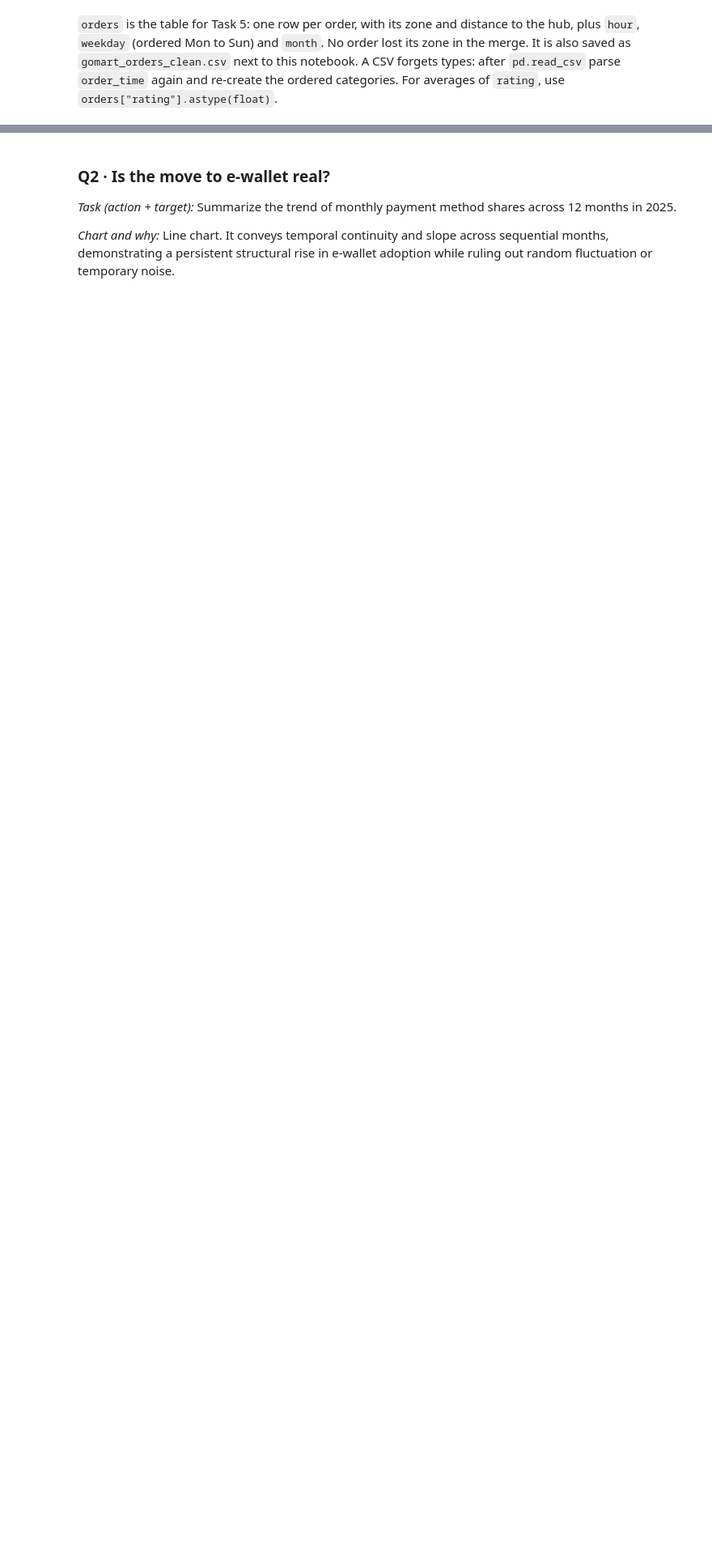
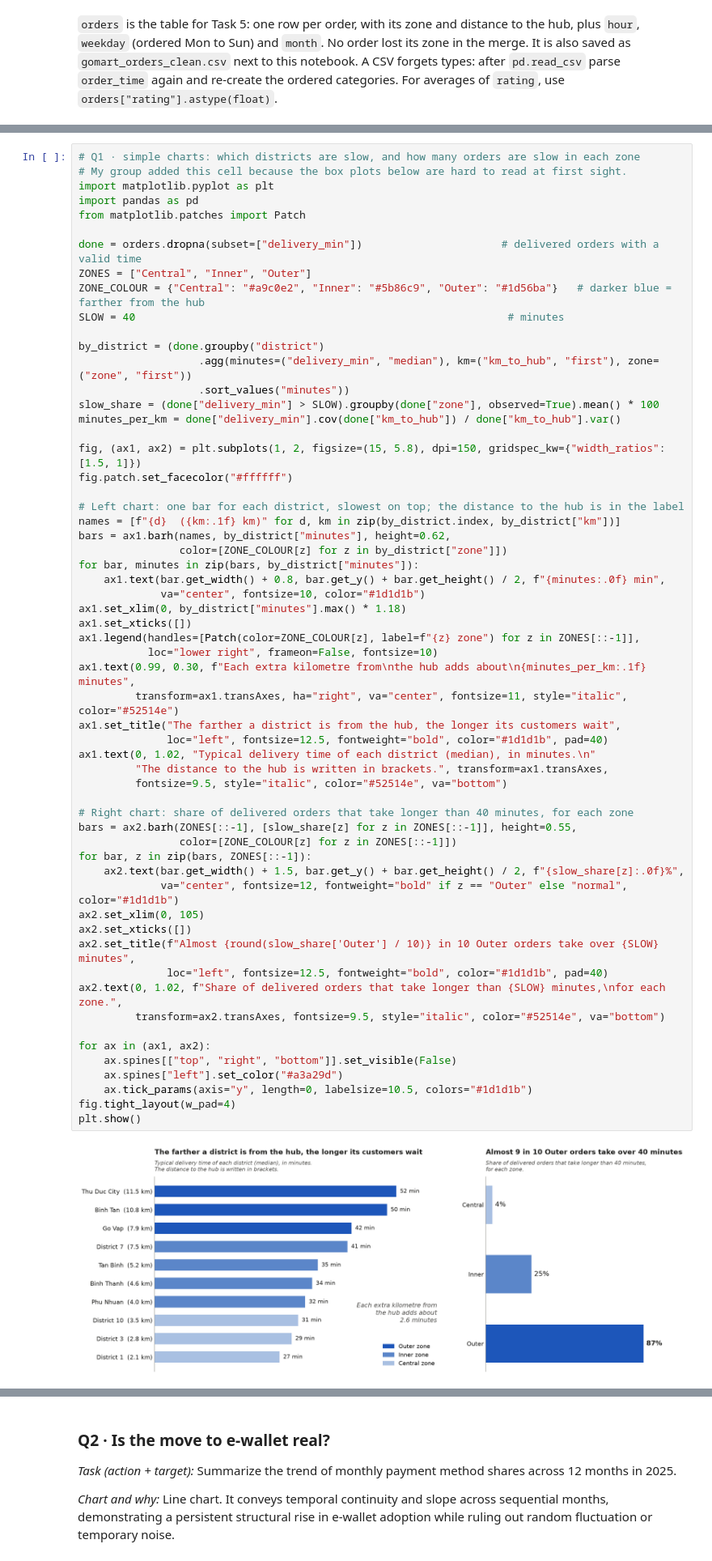
Before and after one commit to hwinhwork-dot/DataViz_Day02_Group, a Jupyter notebook: homework/gh2_gomart/GH2_TeamName.ipynb, the cells around one changed output, grey strips where cells are left out. Shown at 81% size. Saved outputs shown, nothing was run; the diff lists cells and outputs as text; blank space fills up the shorter version.

```diff
--- a/homework/gh2_gomart/GH2_TeamName.ipynb
+++ b/homework/gh2_gomart/GH2_TeamName.ipynb
@@ -483,0 +484,61 @@ For averages of `rating`, use `orders["rating"].astype(float)`.
+# %%
+# Q1 · simple charts: which districts are slow, and how many orders are slow in each zone
+# My group added this cell because the box plots below are hard to read at first sight.
+import matplotlib.pyplot as plt
+import pandas as pd
+from matplotlib.patches import Patch
+
+done = orders.dropna(subset=["delivery_min"])                      # delivered orders with a valid time
+ZONES = ["Central", "Inner", "Outer"]
+ZONE_COLOUR = {"Central": "#a9c0e2", "Inner": "#5b86c9", "Outer": "#1d56ba"}   # darker blue = farther from the hub
+SLOW = 40                                                           # minutes
+
+by_district = (done.groupby("district")
+                   .agg(minutes=("delivery_min", "median"), km=("km_to_hub", "first"), zone=("zone", "first"))
+                   .sort_values("minutes"))
+slow_share = (done["delivery_min"] > SLOW).groupby(done["zone"], observed=True).mean() * 100
+minutes_per_km = done["delivery_min"].cov(done["km_to_hub"]) / done["km_to_hub"].var()
+
+fig, (ax1, ax2) = plt.subplots(1, 2, figsize=(15, 5.8), dpi=150, gridspec_kw={"width_ratios": [1.5, 1]})
+fig.patch.set_facecolor("#ffffff")
+
+# Left chart: one bar for each district, slowest on top; the distance to the hub is in the label
+names = [f"{d}  ({km:.1f} km)" for d, km in zip(by_district.index, by_district["km"])]
+bars = ax1.barh(names, by_district["minutes"], height=0.62,
+                color=[ZONE_COLOUR[z] for z in by_district["zone"]])
+for bar, minutes in zip(bars, by_district["minutes"]):
+    ax1.text(bar.get_width() + 0.8, bar.get_y() + bar.get_height() / 2, f"{minutes:.0f} min",
+             va="center", fontsize=10, color="#1d1d1b")
+ax1.set_xlim(0, by_district["minutes"].max() * 1.18)
+ax1.set_xticks([])
+ax1.legend(handles=[Patch(color=ZONE_COLOUR[z], label=f"{z} zone") for z in ZONES[::-1]],
+           loc="lower right", frameon=False, fontsize=10)
+ax1.text(0.99, 0.30, f"Each extra kilometre from\nthe hub adds about\n{minutes_per_km:.1f} minutes",
+         transform=ax1.transAxes, ha="right", va="center", fontsize=11, style="italic", color="#52514e")
+ax1.set_title("The farther a district is from the hub, the longer its customers wait",
+              loc="left", fontsize=12.5, fontweight="bold", color="#1d1d1b", pad=40)
+ax1.text(0, 1.02, "Typical delivery time of each district (median), in minutes.\n"
+         "The distance to the hub is written in brackets.", transform=ax1.transAxes,
+         fontsize=9.5, style="italic", color="#52514e", va="bottom")
+
+# Right chart: share of delivered orders that take longer than 40 minutes, for each zone
+bars = ax2.barh(ZONES[::-1], [slow_share[z] for z in ZONES[::-1]], height=0.55,
+                color=[ZONE_COLOUR[z] for z in ZONES[::-1]])
+for bar, z in zip(bars, ZONES[::-1]):
+    ax2.text(bar.get_width() + 1.5, bar.get_y() + bar.get_height() / 2, f"{slow_share[z]:.0f}%",
+             va="center", fontsize=12, fontweight="bold" if z == "Outer" else "normal", color="#1d1d1b")
+ax2.set_xlim(0, 105)
+ax2.set_xticks([])
+ax2.set_title(f"Almost {round(slow_share['Outer'] / 10)} in 10 Outer orders take over {SLOW} minutes",
+              loc="left", fontsize=12.5, fontweight="bold", color="#1d1d1b", pad=40)
+ax2.text(0, 1.02, f"Share of delivered orders that take longer than {SLOW} minutes,\nfor each zone.",
+         transform=ax2.transAxes, fontsize=9.5, style="italic", color="#52514e", va="bottom")
+
+for ax in (ax1, ax2):
+    ax.spines[["top", "right", "bottom"]].set_visible(False)
+    ax.spines["left"].set_color("#a3a29d")
+    ax.tick_params(axis="y", length=0, labelsize=10.5, colors="#1d1d1b")
+fig.tight_layout(w_pad=4)
+plt.show()
+# %% [output]
+[figure, added]
```
Also changed, not shown: parts of 3 cells of this notebook, 3 other files.
